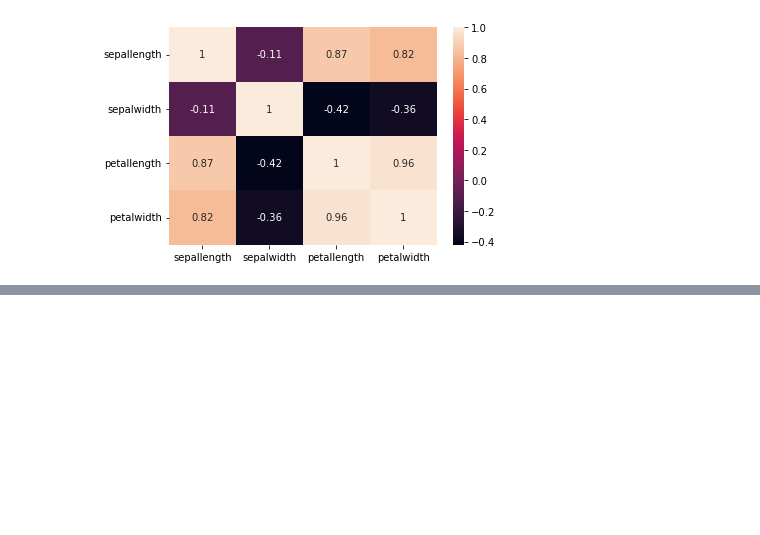
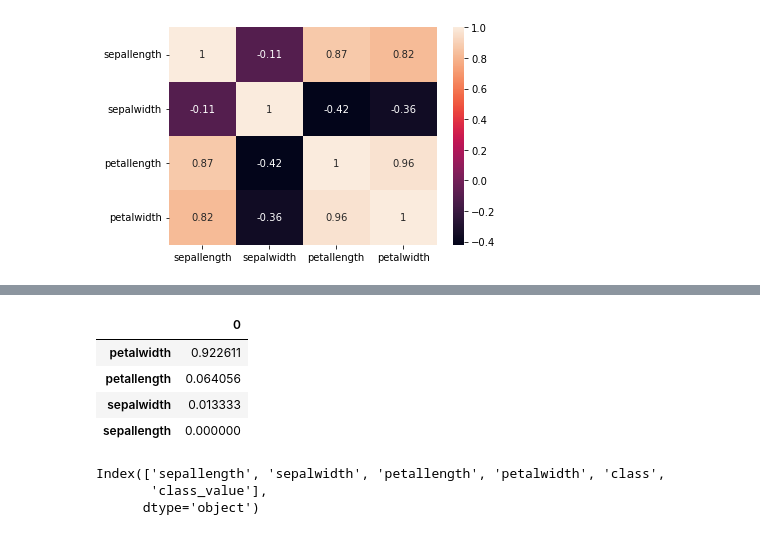
Before and after one commit to ml2202/alxml, a Jupyter notebook: Dzien02/03-drzewo-decyzyjne.ipynb, the cells around one changed output, grey strips where cells are left out. Drawn from its saved outputs; the diff is of its cells as text; code cells hidden in the pictures; blank space fills up the shorter version.

```diff
--- a/Dzien02/03-drzewo-decyzyjne.ipynb
+++ b/Dzien02/03-drzewo-decyzyjne.ipynb
@@ -85,0 +100,14 @@ plt.savefig("dt.png", dpi=150)
+# %%
+pd.DataFrame( model.feature_importances_ , X.columns ).sort_values(0, ascending=False)
+# %% [output]
+|  | 0 |
+| petalwidth | 0.922611 |
+| petallength | 0.064056 |
+| sepalwidth | 0.013333 |
+| sepallength | 0.000000 |
+# %%
+df.columns
+# %% [output]
+Index(['sepallength', 'sepalwidth', 'petallength', 'petalwidth', 'class',
+       'class_value'],
+      dtype='object')
```
Also changed, not shown: parts of 13 cells of this notebook, 2 other files.
